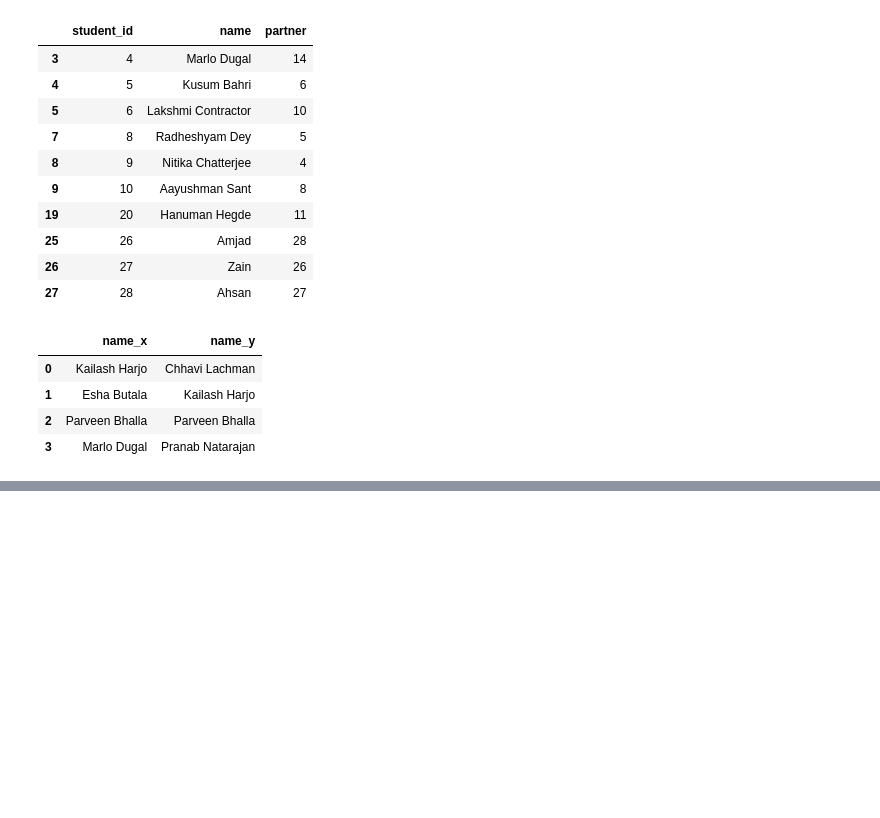
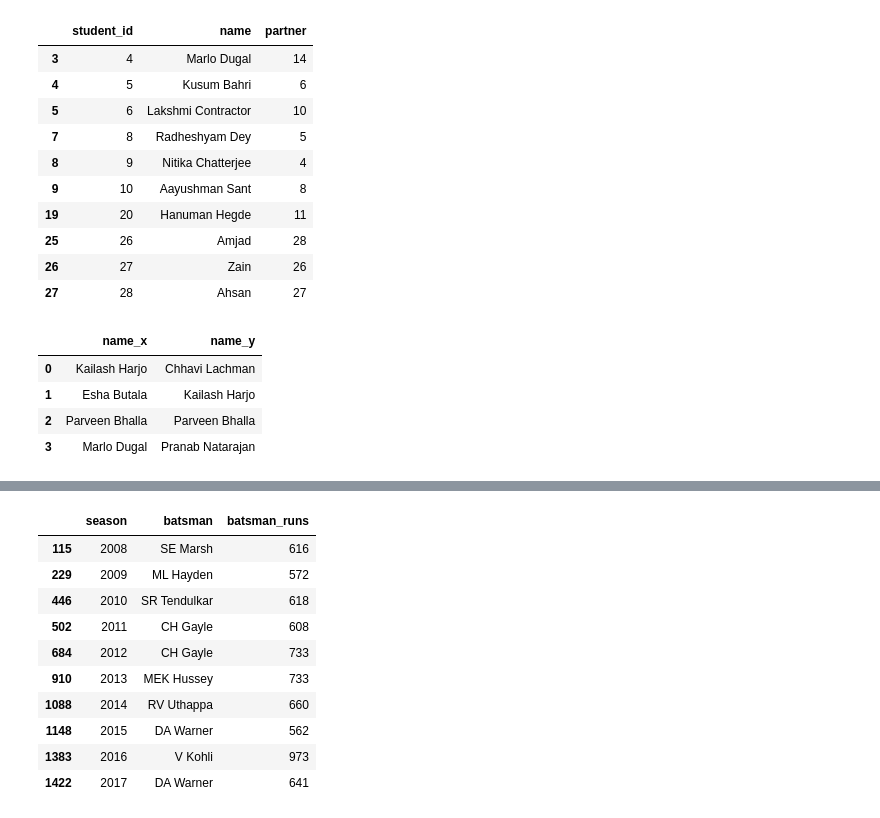
Before and after one commit to Amjad-Bin-Aslam/Data-Analysis-Portfolio, a Jupyter notebook: 05_Pandas/04_Pandas_Exercise.ipynb, the cells around one changed output, grey strips where cells are left out. Drawn from its saved outputs; the diff is of its cells as text; code cells hidden in the pictures; blank space fills up the shorter version.

```diff
--- a/05_Pandas/04_Pandas_Exercise.ipynb
+++ b/05_Pandas/04_Pandas_Exercise.ipynb
@@ -6,7 +6,7 @@ import numpy as np
 # %%
 courses = pd.read_csv('/content/courses.csv')
 delivery = pd.read_csv('/content/deliveries.csv')
-matches = pd.read_csv('/content/matches.csv')
+matches = pd.read_csv('/content/matches (1).csv')
 nov = pd.read_csv('/content/reg-month1.csv')
 dec = pd.read_csv('/content/reg-month2.csv')
 students = pd.read_csv('/content/students.csv')
@@ -265,0 +285,3 @@ students.merge(students,how='inner',left_on='partner',right_on='student_id')[['n
+# %%
+# 11. Find top 3 stadium with highiest sixes/match ratio
+temp_df = delivery.merge(matches,left_on='match_id',right_on='id')
@@ -265,0 +304,15 @@ students.merge(students,how='inner',left_on='partner',right_on='student_id')[['n
+# %%
+# 12. Find orage cap holder of all the season
+temp_df.groupby(['season','batsman'])['batsman_runs'].sum().reset_index().sort_values('batsman_runs',ascending=False).drop_duplicates('season',keep='first').sort_values('season')
+# %% [output]
+|  | season | batsman | batsman_runs |
+| 115 | 2008 | SE Marsh | 616 |
+| 229 | 2009 | ML Hayden | 572 |
+| 446 | 2010 | SR Tendulkar | 618 |
+| 502 | 2011 | CH Gayle | 608 |
+| 684 | 2012 | CH Gayle | 733 |
+| 910 | 2013 | MEK Hussey | 733 |
+| 1088 | 2014 | RV Uthappa | 660 |
+| 1148 | 2015 | DA Warner | 562 |
+| 1383 | 2016 | V Kohli | 973 |
+| 1422 | 2017 | DA Warner | 641 |
```
Also changed, not shown: parts of 6 cells of this notebook.
